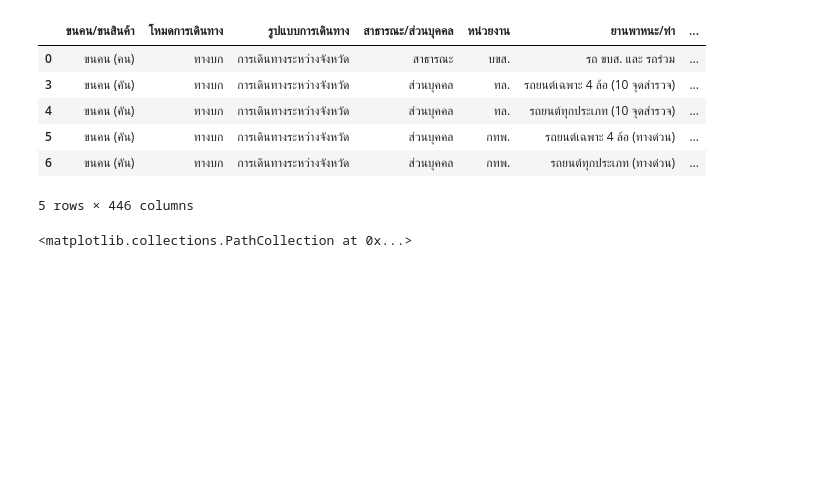
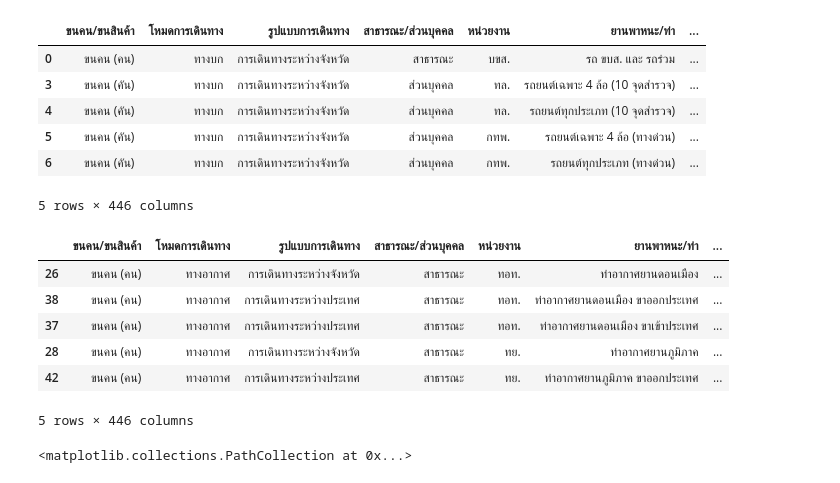
Before and after one commit to thanadolch/data_viz, a Jupyter notebook: Visualize_Data_Distribution.ipynb, the cells around one changed output. Saved outputs shown, nothing was run; the diff lists cells and outputs as text; code cells hidden in the pictures; blank space fills up the shorter version.

```diff
--- a/Visualize_Data_Distribution.ipynb
+++ b/Visualize_Data_Distribution.ipynb
@@ -168,4 +168,15 @@ data.head()
 | 5 | ขนคน (คัน) | ทางบก | การเดินทางระหว่างจังหวัด | ส่วนบุคคล | กทพ. | รถยนต์เฉพาะ 4 ล้อ (ทางด่วน) | ... |
 | 6 | ขนคน (คัน) | ทางบก | การเดินทางระหว่างจังหวัด | ส่วนบุคคล | กทพ. | รถยนต์ทุกประเภท (ทางด่วน) | ... |
 5 rows × 446 columns
+# %%
+daat = data.sort_values('Car')
+daat.head()
+# %% [output]
+|  | ขนคน/ขนสินค้า | โหมดการเดินทาง | รูปแบบการเดินทาง | สาธารณะ/ส่วนบุคคล | หน่วยงาน | ยานพาหนะ/ท่า | ... |
+| 26 | ขนคน (คน) | ทางอากาศ | การเดินทางระหว่างจังหวัด | สาธารณะ | ทอท. | ท่าอากาศยานดอนเมือง | ... |
+| 38 | ขนคน (คน) | ทางอากาศ | การเดินทางระหว่างประเทศ | สาธารณะ | ทอท. | ท่าอากาศยานดอนเมือง ขาออกประเทศ | ... |
+| 37 | ขนคน (คน) | ทางอากาศ | การเดินทางระหว่างประเทศ | สาธารณะ | ทอท. | ท่าอากาศยานดอนเมือง ขาเข้าประเทศ | ... |
+| 28 | ขนคน (คน) | ทางอากาศ | การเดินทางระหว่างจังหวัด | สาธารณะ | ทย. | ท่าอากาศยานภูมิภาค | ... |
+| 42 | ขนคน (คน) | ทางอากาศ | การเดินทางระหว่างประเทศ | สาธารณะ | ทย. | ท่าอากาศยานภูมิภาค ขาออกประเทศ | ... |
+5 rows × 446 columns
 # %%
```
Also changed, not shown: parts of 2 cells of this notebook.
